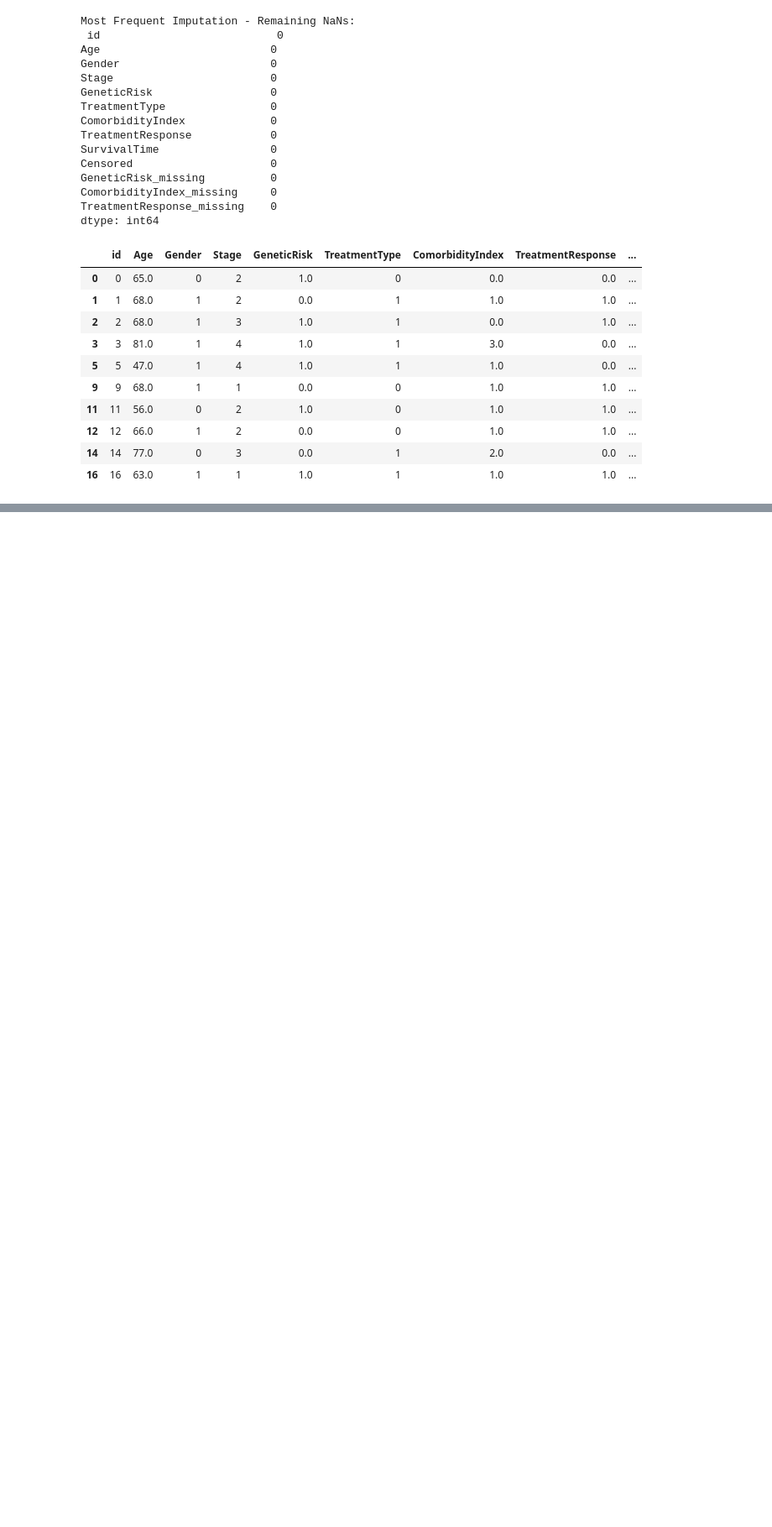
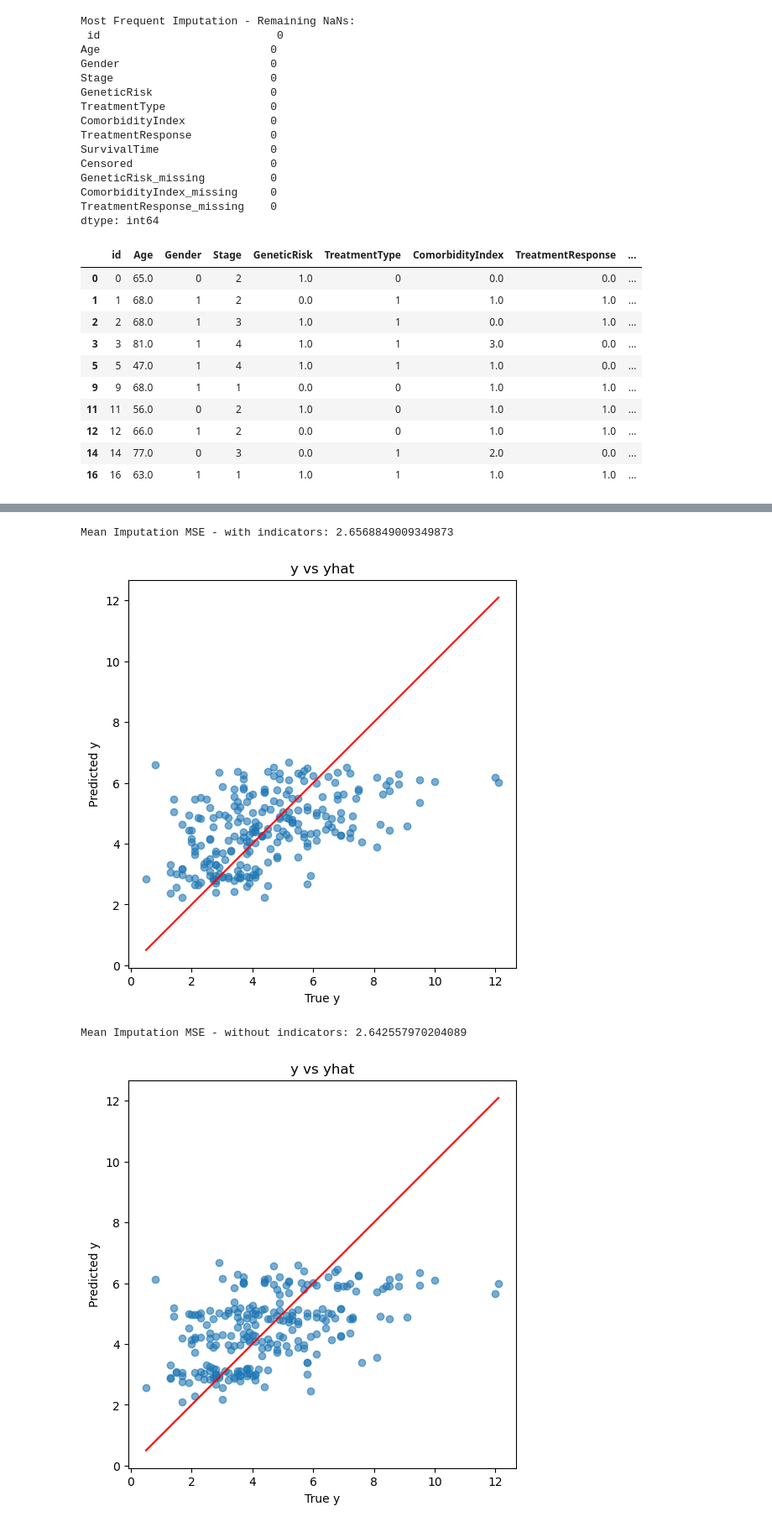
Before and after one commit to PLONTZNathan/MachineLearning_Assignment2, a Jupyter notebook: src/task3.ipynb, the cells around one changed output, grey strips where cells are left out. Shown at 84% size. Cells and saved outputs as stored; diff of their text form; code cells hidden in the pictures; blank space fills up the shorter version.

```diff
--- a/src/task3.ipynb
+++ b/src/task3.ipynb
@@ -466,0 +585,14 @@ df_indicator_only_without = manage_indicator_columns(df_indicator_only, keep_ind
+# %%
+# --- Mean Imputation ---
+_, y_pred_mean_with, mse_mean_with, _ = baseline_cv_predict(df_mean, keep_missing=True)
+print("Mean Imputation MSE - with indicators:", mse_mean_with)
+plot_y_yhat(df_mean["SurvivalTime"], y_pred_mean_with)
+
+_, y_pred_mean_without, mse_mean_without, _ = baseline_cv_predict(df_mean, keep_missing=False)
+print("Mean Imputation MSE - without indicators:", mse_mean_without)
+plot_y_yhat(df_mean["SurvivalTime"], y_pred_mean_without)
+# %% [output]
+Mean Imputation MSE - with indicators: 2.6568849009349873
+[figure, added]
+Mean Imputation MSE - without indicators: 2.642557970204089
+[figure, added]
```
Also changed, not shown: parts of 23 cells of this notebook, 11 other files.
